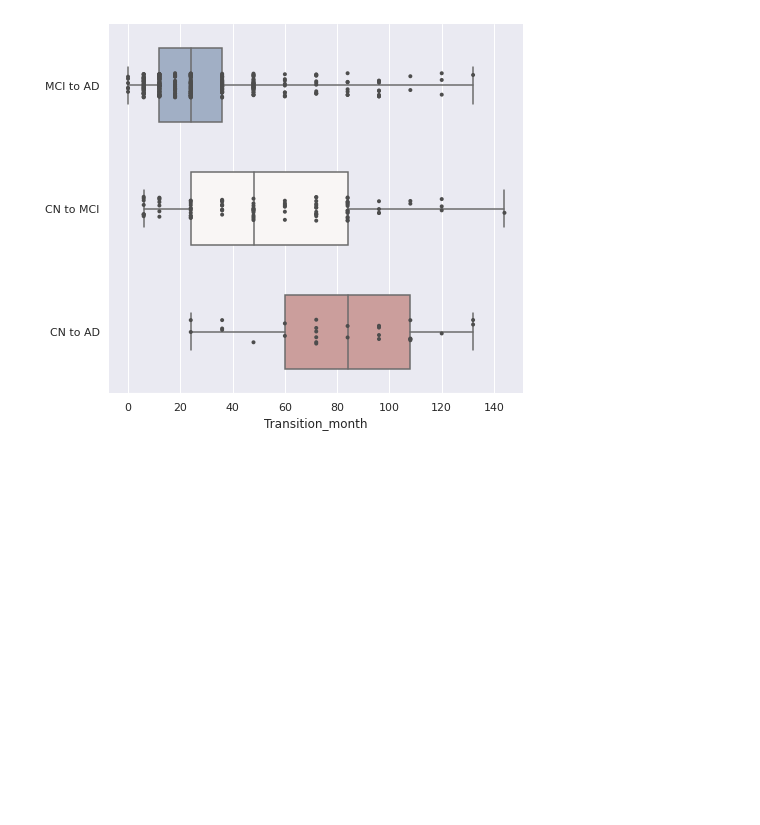
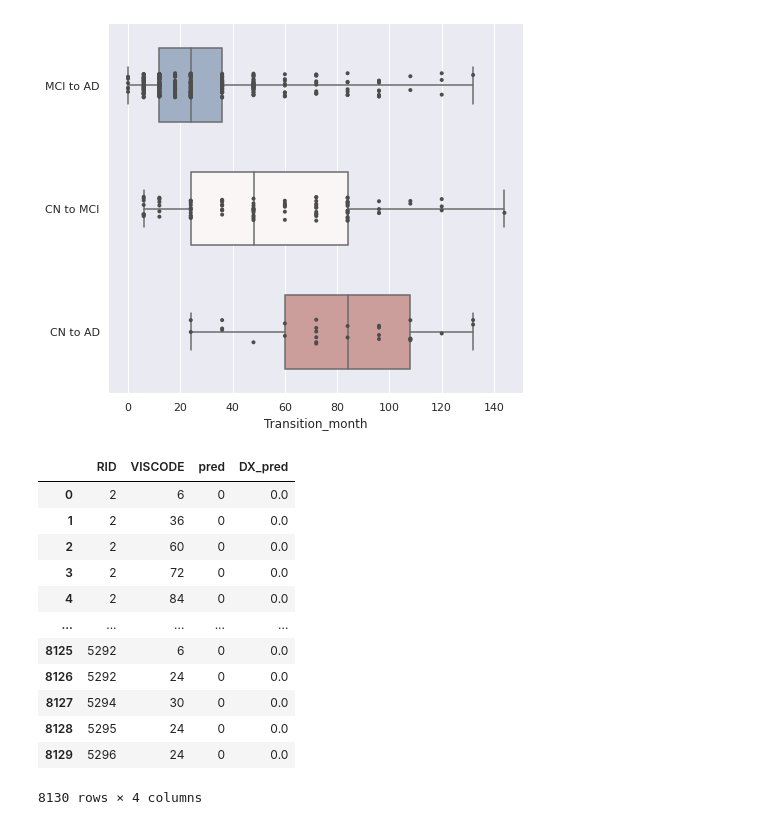
Before and after one commit to sarah-mdv/LIPTraAD, a Jupyter notebook: statistical_analysis_ADNI/statistical_analysis.ipynb, the cells around one changed output. Drawn from its saved outputs; the diff is of its cells as text; code cells hidden in the pictures; blank space fills up the shorter version.

```diff
--- a/statistical_analysis_ADNI/statistical_analysis.ipynb
+++ b/statistical_analysis_ADNI/statistical_analysis.ipynb
@@ -193,3 +195,20 @@ data_dict = get_data_dict(data_slice, features)
 transition_plot(data_dict)
 # %% [output]
 [figure]
+# %%
+predictions = pd.read_csv("data/5_prediction.csv", index_col=0)
+predictions
+# %% [output]
+|  | RID | VISCODE | pred | DX_pred |
+| 0 | 2 | 6 | 0 | 0.0 |
+| 1 | 2 | 36 | 0 | 0.0 |
+| 2 | 2 | 60 | 0 | 0.0 |
+| 3 | 2 | 72 | 0 | 0.0 |
+| 4 | 2 | 84 | 0 | 0.0 |
+| ... | ... | ... | ... | ... |
+| 8125 | 5292 | 6 | 0 | 0.0 |
+| 8126 | 5292 | 24 | 0 | 0.0 |
+| 8127 | 5294 | 30 | 0 | 0.0 |
+| 8128 | 5295 | 24 | 0 | 0.0 |
+| 8129 | 5296 | 24 | 0 | 0.0 |
+8130 rows × 4 columns
```
Also changed, not shown: parts of 9 cells of this notebook.
